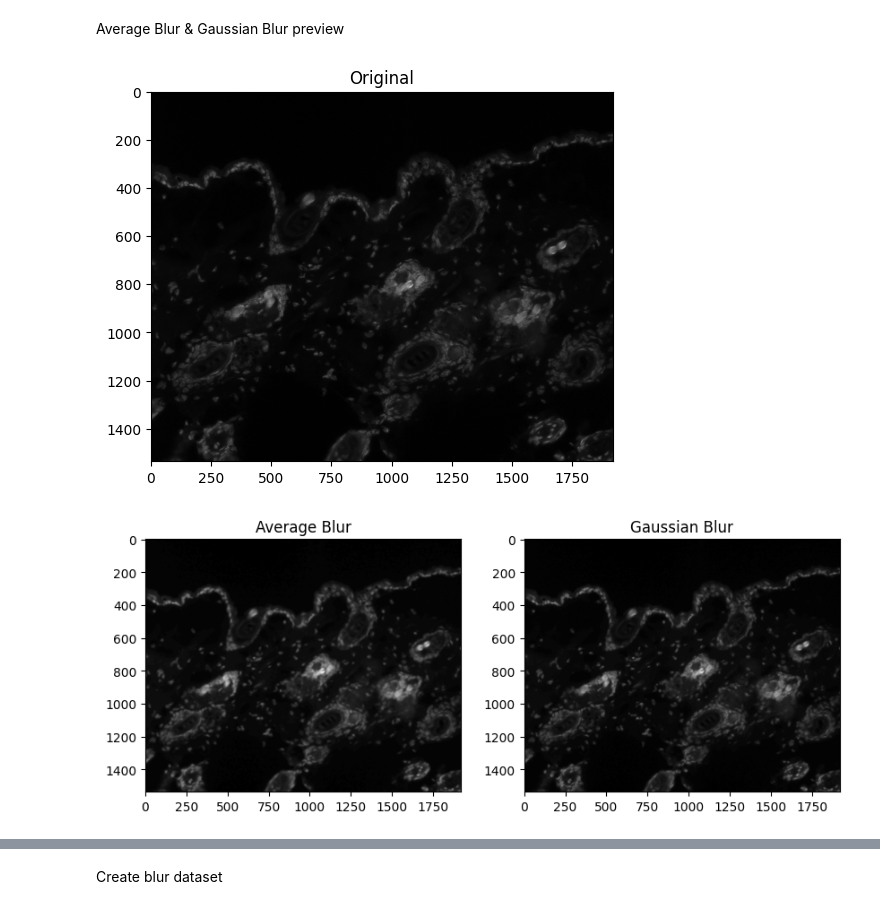
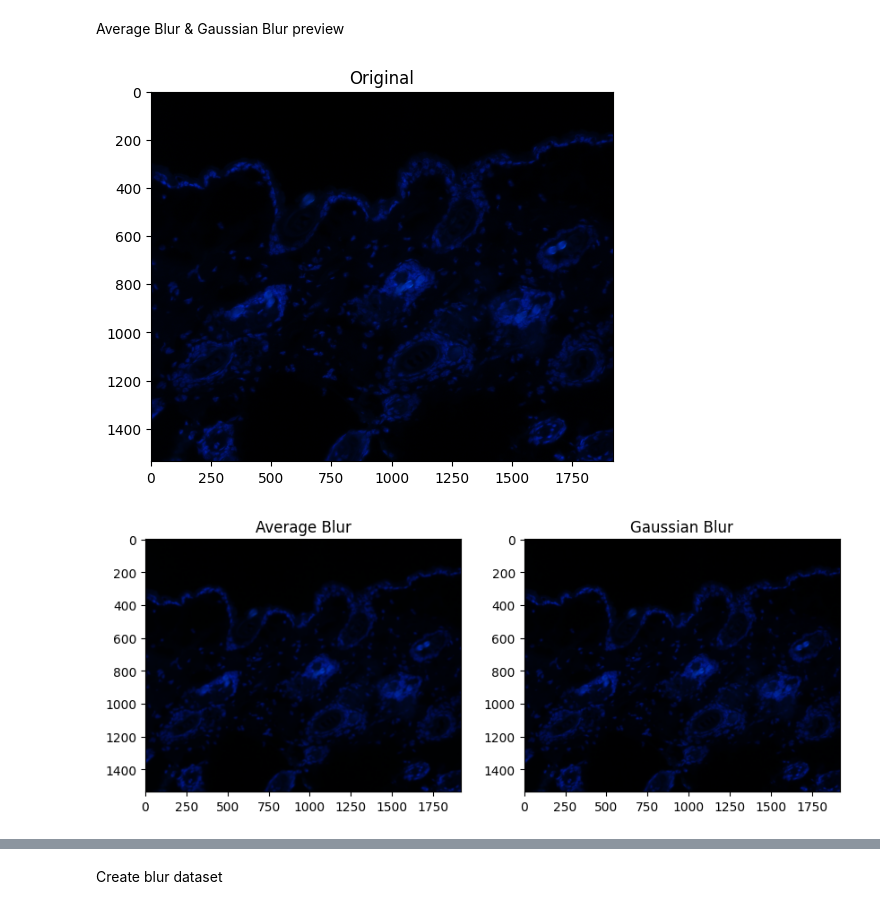
Before and after one commit to cusniwtt/automatic-cell-counting-in-immunofluorescence-tissue, a Jupyter notebook: deblur.ipynb, the cells around one changed output, grey strips where cells are left out. Drawn from its saved outputs; the diff is of its cells as text; code cells hidden in the pictures.

```diff
--- a/deblur.ipynb
+++ b/deblur.ipynb
@@ -33,27 +33,28 @@ origin_paths[405][26:-4]
 # %% [markdown]
 Average Blur & Gaussian Blur preview
 # %%
-img = cv2.imread(origin_paths[0], 0)
-plot = plt.imshow(img, cmap='gray')
+img = cv2.imread(origin_paths[0], 1)
+img = cv2.cvtColor(img, cv2.COLOR_BGR2RGB)
+plot = plt.imshow(img)
 plt.title('Original')
 plt.show()
 # %% [output]
-[figure, old version]
+[figure, new version]
 # %%
 # Average blur
 avg_blur = cv2.blur(img, (9,9))
 gss_blur = cv2.GaussianBlur(img, (9,9), 0)
 
 fig = plt.figure(10, (10,10))
 ax = fig.add_subplot(1, 2, 1)
-ax.imshow(avg_blur, cmap='gray')
+ax.imshow(avg_blur)
 ax.set_title('Average Blur')
 ax = fig.add_subplot(1, 2, 2)
-ax.imshow(gss_blur, cmap='gray')
+ax.imshow(gss_blur)
 ax.set_title('Gaussian Blur')
 plt.show()
 # %% [output]
-[figure, old version]
+[figure, new version]
 # %%
 clahe = cv2.createCLAHE(clipLimit=8.0, tileGridSize=(8,8)).apply(img)
 
```
Also changed, not shown: parts of 3 cells of this notebook, 1 other file.
